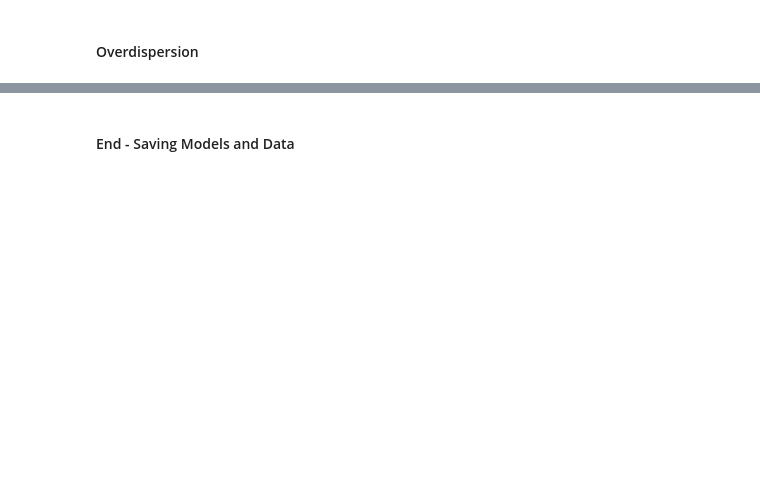
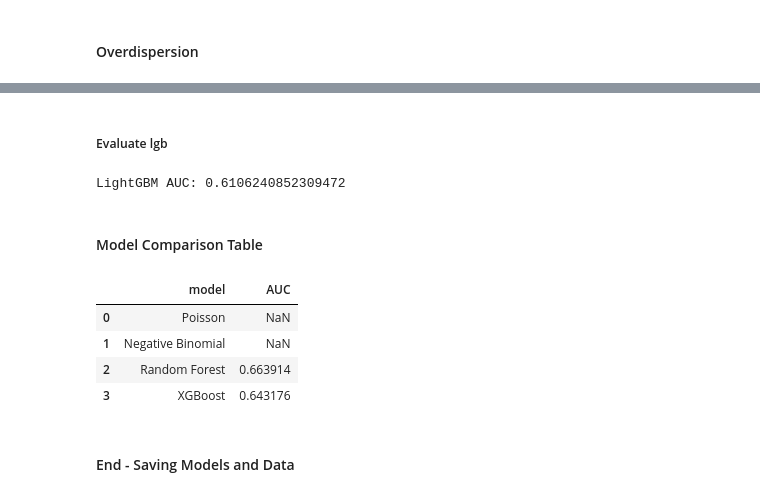
Before and after one commit to dmainagithub/stroke-work, a Jupyter notebook: notebooks/07_models_poisson_nb.ipynb, the cells around one changed output, grey strips where cells are left out. Saved outputs shown, nothing was run; the diff lists cells and outputs as text; code cells hidden in the pictures; blank space fills up the shorter version.

```diff
--- a/notebooks/07_models_poisson_nb.ipynb
+++ b/notebooks/07_models_poisson_nb.ipynb
@@ -345,0 +483,5 @@ else:
+# %%
+rf_pred = rf_model.predict_proba(X_test)[:, 1]
+
+rf_auc = roc_auc_score(y_test, rf_pred)
+print("Random Forest AUC:", rf_auc)
@@ -345,0 +493,15 @@ else:
+# %%
+# =========================================================
+# XGBoost
+# =========================================================
+xgb_model = xgb.XGBClassifier(
+    n_estimators=500,
+    max_depth=4,
+    learning_rate=0.05,
+    subsample=0.8,
+    colsample_bytree=0.8,
+    eval_metric="logloss",
+    random_state=42
+)
+
+xgb_model.fit(X_train, y_train)
@@ -345,0 +523,5 @@ else:
+# %%
+xgb_pred = xgb_model.predict_proba(X_test)[:, 1]
+
+xgb_auc = roc_auc_score(y_test, xgb_pred)
+print("XGBoost AUC:", xgb_auc)
@@ -346,5 +552,38 @@ else:
+# %% [markdown]
+##### Evaluate lgb
+# %%
+lgb_pred = lgb_model.predict_proba(X_test)[:, 1]
+
+print("LightGBM AUC:", roc_auc_score(y_test, lgb_pred))
+# %% [output]
+LightGBM AUC: 0.6106240852309472
 # %% [markdown]
-#### End - Saving Models and Data
+#### Model Comparison Table
+# %%
+model_compare = pd.DataFrame({
+    "model": [
+        "Poisson",
+        "Negative Binomial",
+        "Random Forest",
+        "XGBoost"
+    ],
+    "AUC": [
+        None,  # fill if you computed
+        None,
+        rf_auc,
+        xgb_auc
+    ]
+})
+
+model_compare
+# %% [output]
+|  | model | AUC |
+| 0 | Poisson | NaN |
+| 1 | Negative Binomial | NaN |
+| 2 | Random Forest | 0.663914 |
+| 3 | XGBoost | 0.643176 |
+# %% [markdown]
+#### End - Saving Models and Data
 # %%
 # Saved as pickle (faster for large data, preserves types)
 df.to_pickle(OUT_DIR / "df_step07_processed.pkl")
```
Also changed, not shown: parts of 23 cells of this notebook, 10 other files.
